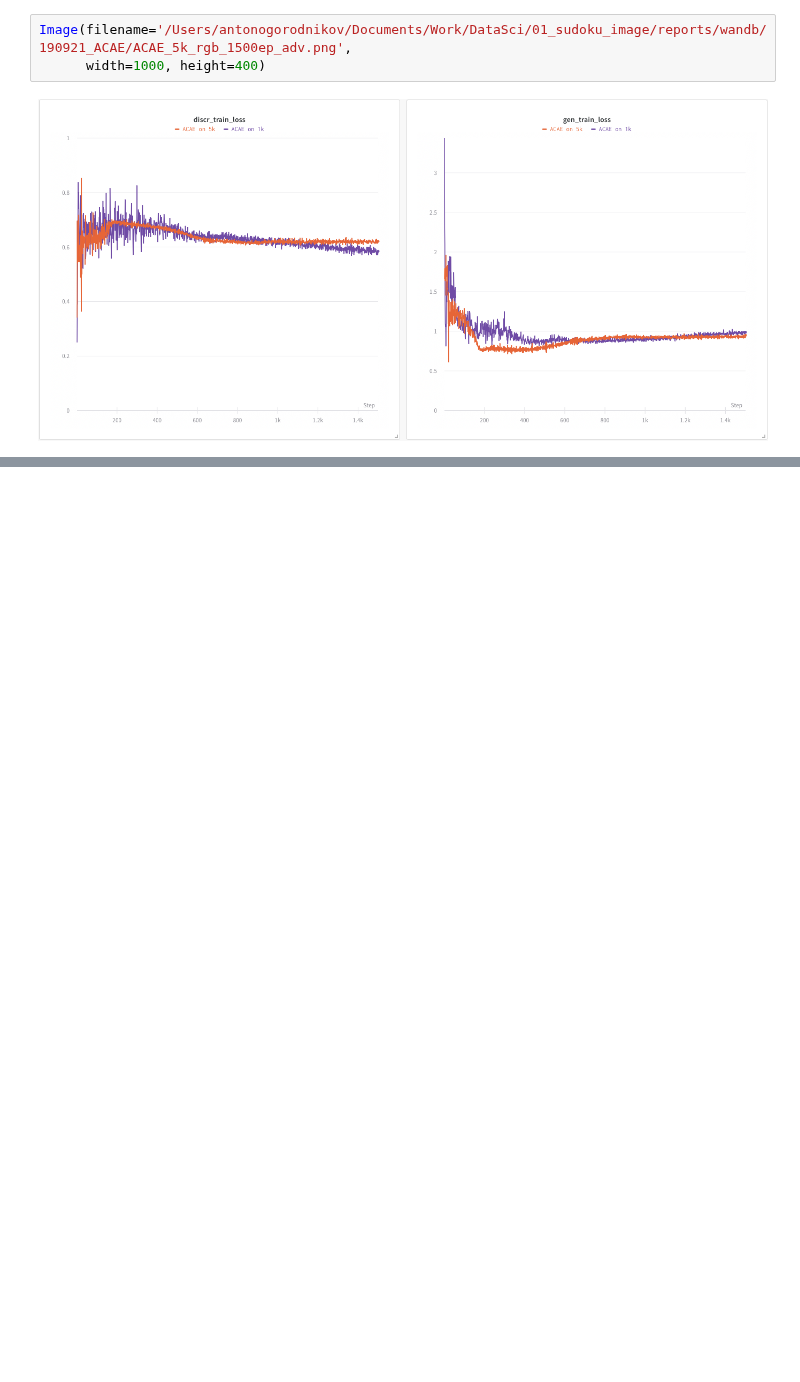
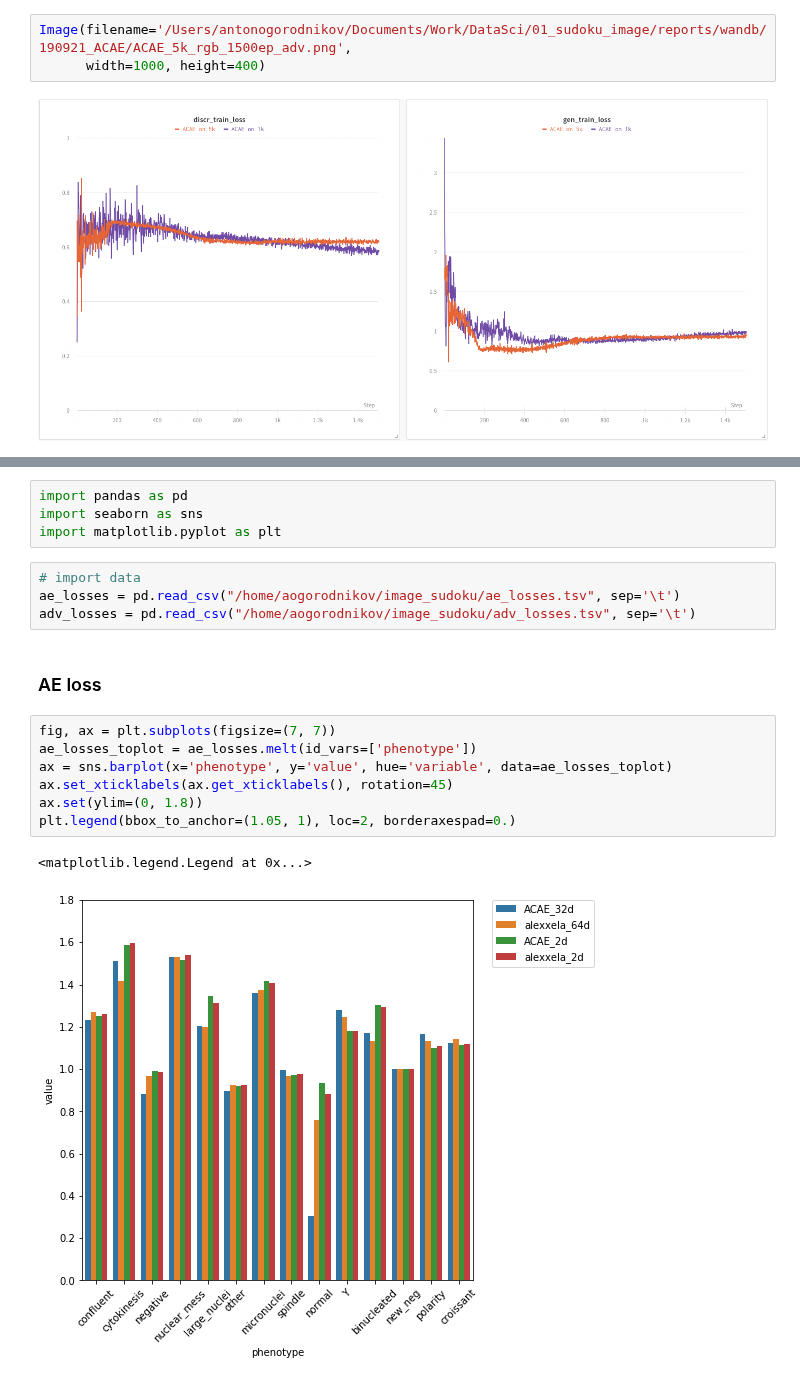
Before and after one commit to Gvaihir/image_sudoku, a Jupyter notebook: plan.ipynb, the cells around one changed output, grey strips where cells are left out. Saved outputs shown, nothing was run; the diff lists cells and outputs as text; blank space fills up the shorter version.

```diff
--- a/plan.ipynb
+++ b/plan.ipynb
@@ -358,0 +365,20 @@ ACAE raedy for predictions. Tested on classes - seems that it does not very well
+# %%
+import pandas as pd
+import seaborn as sns
+import matplotlib.pyplot as plt
+# %%
+# import data
+ae_losses = pd.read_csv("/home/aogorodnikov/image_sudoku/ae_losses.tsv", sep='\t')
+adv_losses = pd.read_csv("/home/aogorodnikov/image_sudoku/adv_losses.tsv", sep='\t')
+# %% [markdown]
+### AE loss
+# %%
+fig, ax = plt.subplots(figsize=(7, 7))
+ae_losses_toplot = ae_losses.melt(id_vars=['phenotype'])
+ax = sns.barplot(x='phenotype', y='value', hue='variable', data=ae_losses_toplot)
+ax.set_xticklabels(ax.get_xticklabels(), rotation=45)
+ax.set(ylim=(0, 1.8))
+plt.legend(bbox_to_anchor=(1.05, 1), loc=2, borderaxespad=0.)
+# %% [output]
+<matplotlib.legend.Legend at 0x...>
+[figure, added]
```
Also changed, not shown: parts of 2 cells of this notebook, 4 other files.
